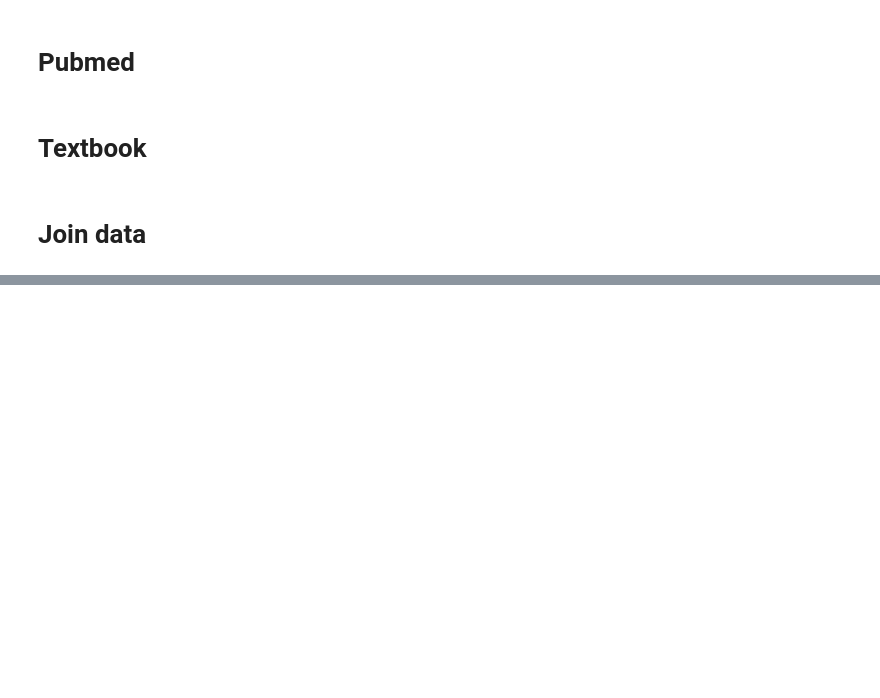
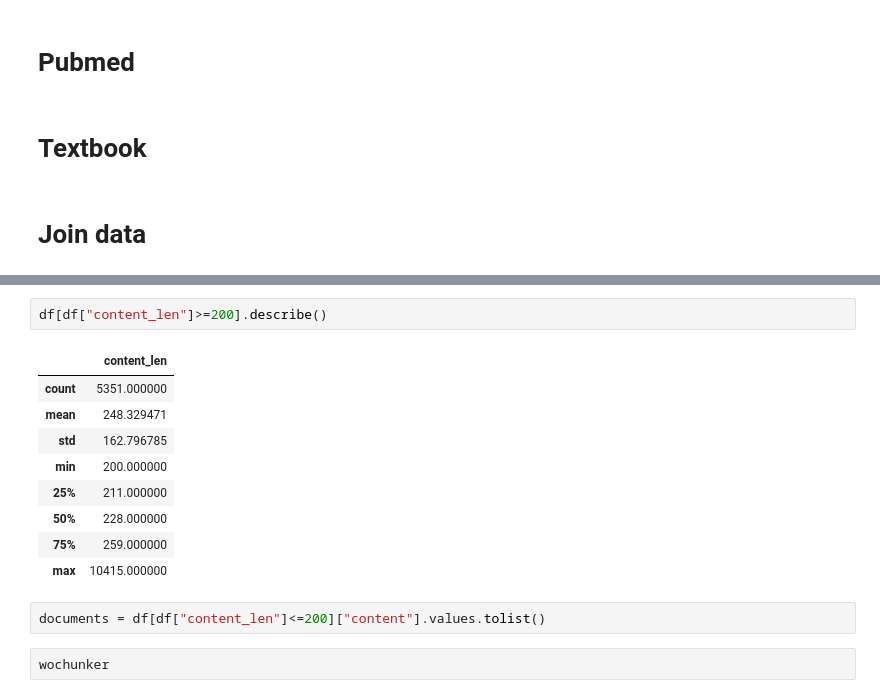
Before and after one commit to Besutodesuka/AudioClassfication, a Jupyter notebook: notebook/BioACL.ipynb, the cells around one changed output, grey strips where cells are left out. Saved outputs shown, nothing was run; the diff lists cells and outputs as text; blank space fills up the shorter version.

```diff
--- a/notebook/BioACL.ipynb
+++ b/notebook/BioACL.ipynb
@@ -104,0 +205,16 @@ df.to_csv("statpearls.csv")
+# %%
+df[df["content_len"]>=200].describe()
+# %% [output]
+|  | content_len |
+| count | 5351.000000 |
+| mean | 248.329471 |
+| std | 162.796785 |
+| min | 200.000000 |
+| 25% | 211.000000 |
+| 50% | 228.000000 |
+| 75% | 259.000000 |
+| max | 10415.000000 |
+# %%
+documents = df[df["content_len"]<=200]["content"].values.tolist()
+# %%
+wochunker
```
Also changed, not shown: parts of 74 cells of this notebook.
